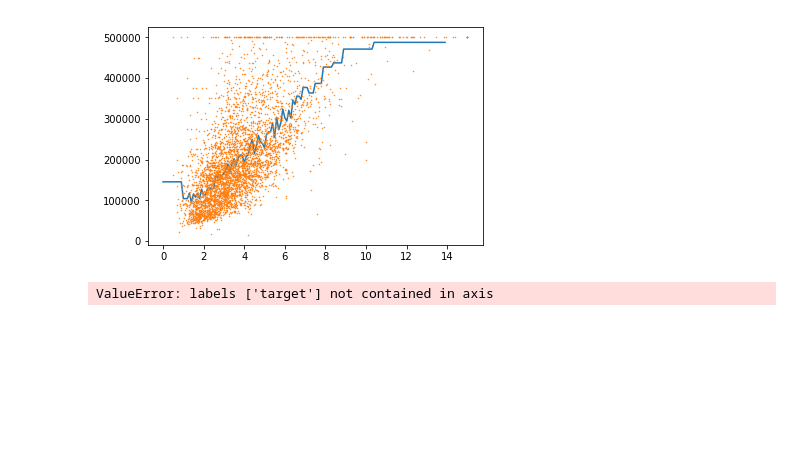
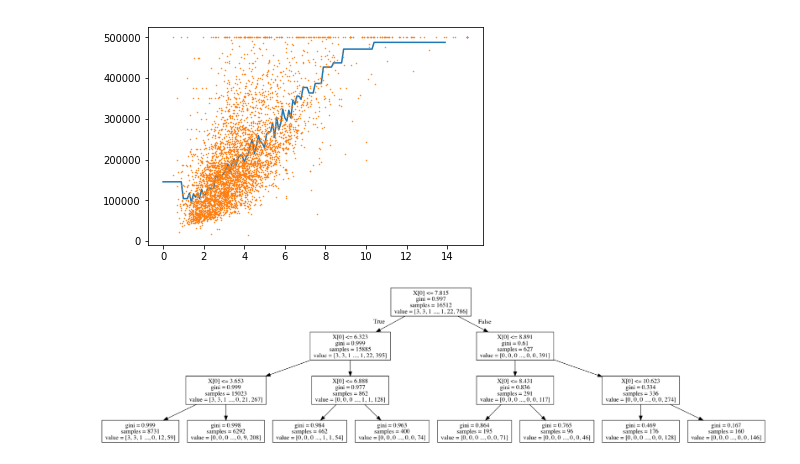
Before and after one commit to CarlosReyes1/Machine-Learning, a Jupyter notebook: DecisionTreeRegressor1.ipynb, the cells around one changed output. Cells and saved outputs as stored; diff of their text form; code cells hidden in the pictures; blank space fills up the shorter version.

```diff
--- a/DecisionTreeRegressor1.ipynb
+++ b/DecisionTreeRegressor1.ipynb
@@ -179,27 +179,28 @@ plt.show()
 # %%
 from io import StringIO
 from sklearn import tree
 from sklearn.tree import DecisionTreeClassifier
 #from graphviz import *
 
+import io
 import matplotlib.image as mpimg
 import pydotplus
 
 classifier = DecisionTreeClassifier(max_depth=3)
-classifier.fit(x,Y)
+classifier.fit(train_m, train_labels)
 
 dotfile = open("dtree2.dot", 'w')
 tree.export_graphviz(classifier, out_file = dotfile)
 dotfile.close()
-dot_data = StringIO.StringIO()
+dot_data = io.StringIO()
 tree.export_graphviz(classifier, out_file=dot_data)
 graph = pydotplus.graph_from_dot_file("dtree2.dot")
 graph.write_png('test.png')
 img=mpimg.imread('test.png')
-fig = plt.figure(figsize=(10, 10))
+fig = plt.figure(figsize=(100, 100))
 plt.axis("off")
 plt.imshow(img, cmap = plt.cm.binary,
            interpolation="nearest")
 plt.show()
 # %% [output]
-ValueError: labels ['target'] not contained in axis
+[figure, added]
```
